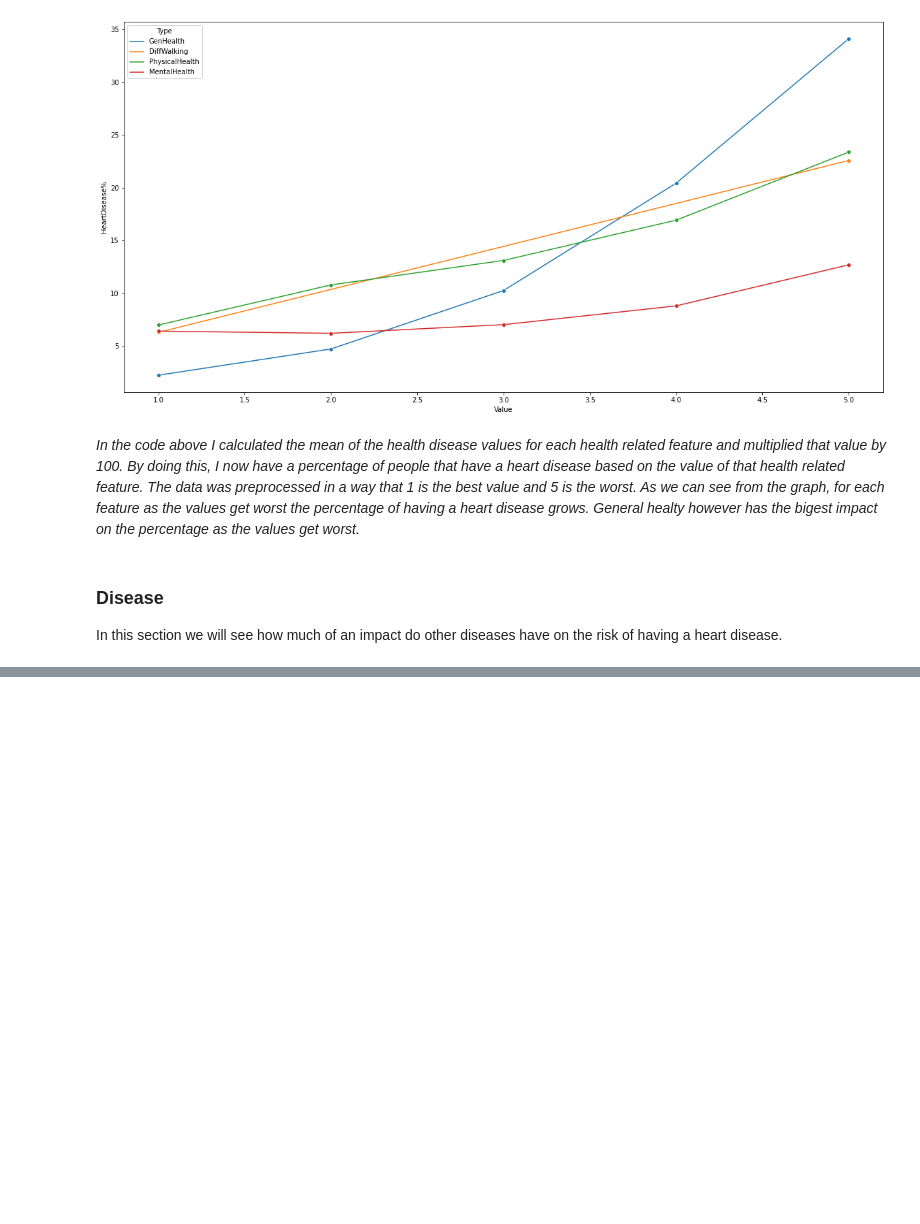
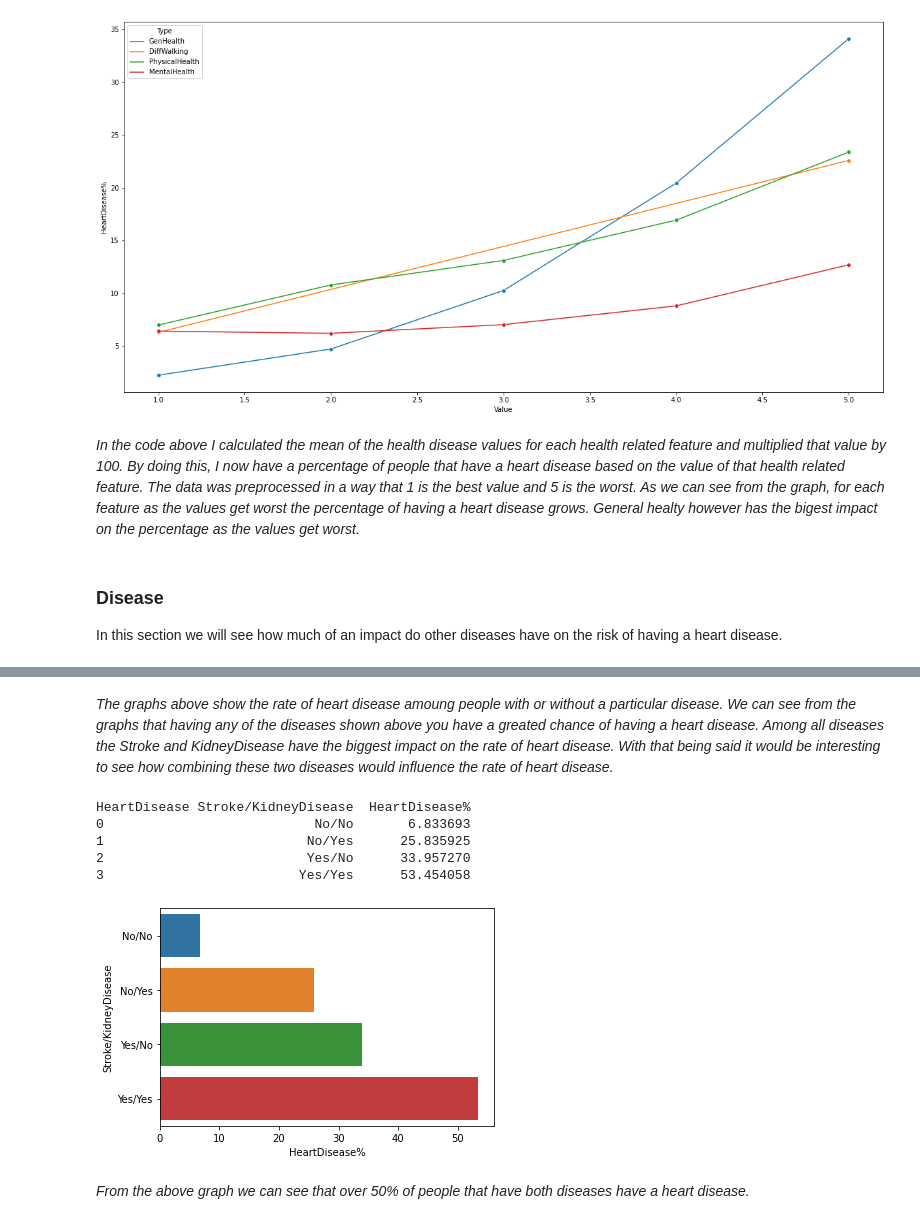
Before and after one commit to VedranSelak/heart-disease-prediction, a Jupyter notebook: heart_disease_final.ipynb, the cells around one changed output, grey strips where cells are left out. Drawn from its saved outputs; the diff is of its cells as text; code cells hidden in the pictures; blank space fills up the shorter version.

```diff
--- a/heart_disease_final.ipynb
+++ b/heart_disease_final.ipynb
@@ -89,8 +112,8 @@ def groupData(dataF, firstColumn, secondColumn):
     df = pd.pivot_table(dataF, index=[firstColumn, secondColumn], columns=["HeartDisease"], aggfunc='size')
     df["HeartDisease%"] = (df[1] / (df[1]+df[0])) * 100
     df = df.reset_index()
-    df[f'{secondColumn}/{firstColumn}'] = df[secondColumn] + '/' + df[firstColumn]
-    df = df[[f'{secondColumn}/{firstColumn}', "HeartDisease%"]]
+    df[f'{firstColumn}/{secondColumn}'] = df[firstColumn] + '/' + df[secondColumn]
+    df = df[[f'{firstColumn}/{secondColumn}', "HeartDisease%"]]
     df.sort_values("HeartDisease%", inplace=True)
     return df
 # %%
@@ -252,0 +287,16 @@ In this section we will see how much of an impact do other diseases have on the
+# %% [markdown]
+*The graphs above show the rate of heart disease amoung people with or without a particular disease. We can see from the graphs that having any of the diseases shown above you have a greated chance of having a heart disease. Among all diseases the Stroke and KidneyDisease have the biggest impact on the rate of heart disease. With that being said it would be interesting to see how combining these two diseases would influence the rate of heart disease.*
+# %%
+# grouping the data and ploting it
+sk_data = groupData(data, 'Stroke', 'KidneyDisease')
+sns.barplot(x='HeartDisease%', y='Stroke/KidneyDisease', data=sk_data)
+print(sk_data, '\n')
+# %% [output]
+HeartDisease Stroke/KidneyDisease  HeartDisease%
+0                           No/No       6.833693
+1                          No/Yes      25.835925
+2                          Yes/No      33.957270
+3                         Yes/Yes      53.454058
+[figure, added]
+# %% [markdown]
+*From the above graph we can see that over 50% of people that have both diseases have a heart disease.*
```
Also changed, not shown: parts of 41 cells of this notebook.
